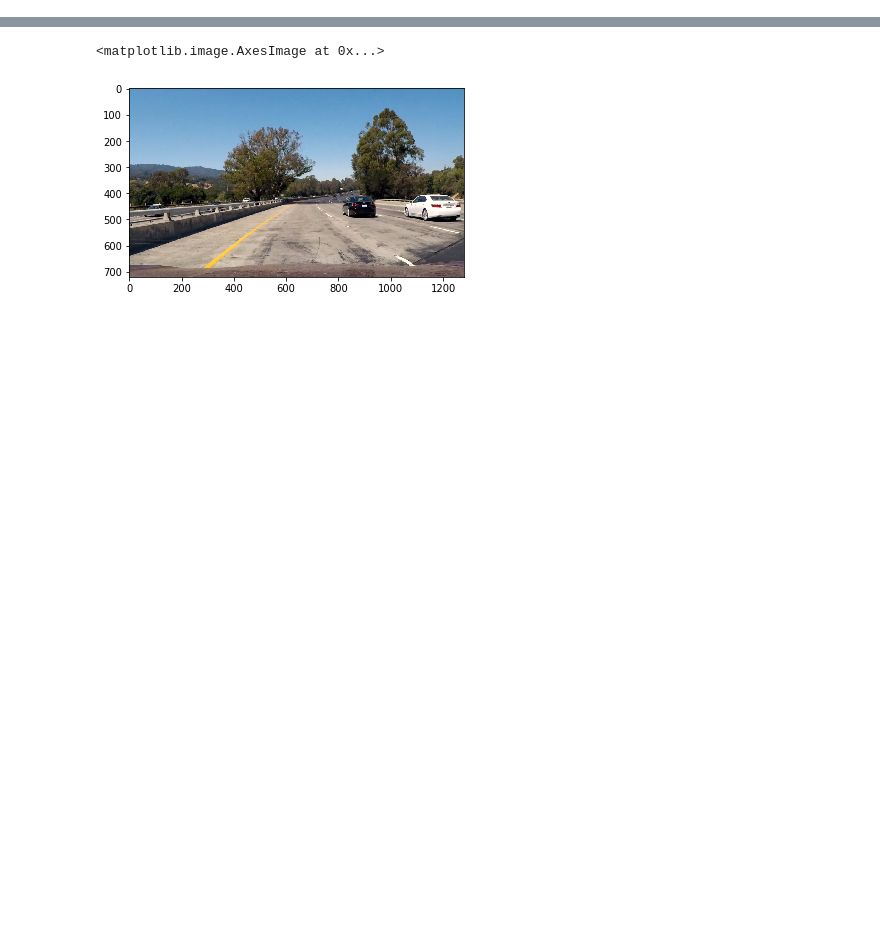
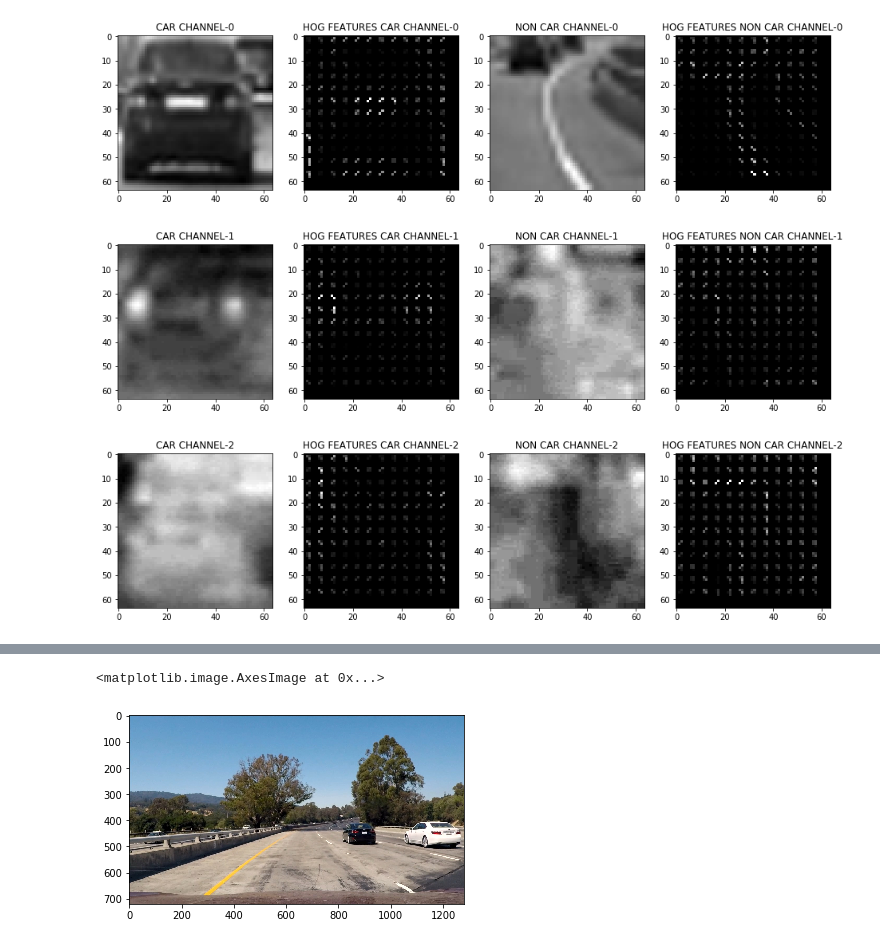
Before and after one commit to tagore15/SDCND_P5_VEHICLE_DETECTION, a Jupyter notebook: sol.ipynb, the cells around one changed output, grey strips where cells are left out. Cells and saved outputs as stored; diff of their text form; code cells hidden in the pictures; blank space fills up the shorter version.

```diff
--- a/sol.ipynb
+++ b/sol.ipynb
@@ -14,0 +71,28 @@ pwd
+# %%
+for ch in range(3):
+    plt.figure(figsize=(16, 16))
+    plt.subplot(1, 4, 1)
+    plt.title("CAR CHANNEL-"+str(ch))
+    img_car_ch = img_car_Cr_Cb[:,:,ch]
+    plt.imshow(img_car_ch, cmap="gray")
+
+    plt.subplot(1, 4, 2)
+    plt.title("HOG FEATURES CAR CHANNEL-"+str(ch))
+    _, img_car_ch_hog = get_hog_features(img_car_ch, 9, 5, 2, vis=True)
+    plt.imshow(img_car_ch_hog, cmap="gray")
+
+    plt.subplot(1, 4, 3)
+    plt.title("NON CAR CHANNEL-"+str(ch))
+    img_non_car_ch = img_non_car_Cr_Cb[:,:,ch]
+    plt.imshow(img_non_car_ch, cmap="gray")
+
+    plt.subplot(1, 4, 4)
+    plt.title("HOG FEATURES NON CAR CHANNEL-"+str(ch))
+    _, img_non_car_ch_hog = get_hog_features(img_non_car_ch, 9, 5, 2, vis=True)
+    plt.imshow(img_non_car_ch_hog, cmap="gray")
+
+plt.show()
+# %% [output]
+[figure, added]
+[figure, added]
+[figure, added]
```
Also changed, not shown: parts of 72 cells of this notebook, 1 other file.
